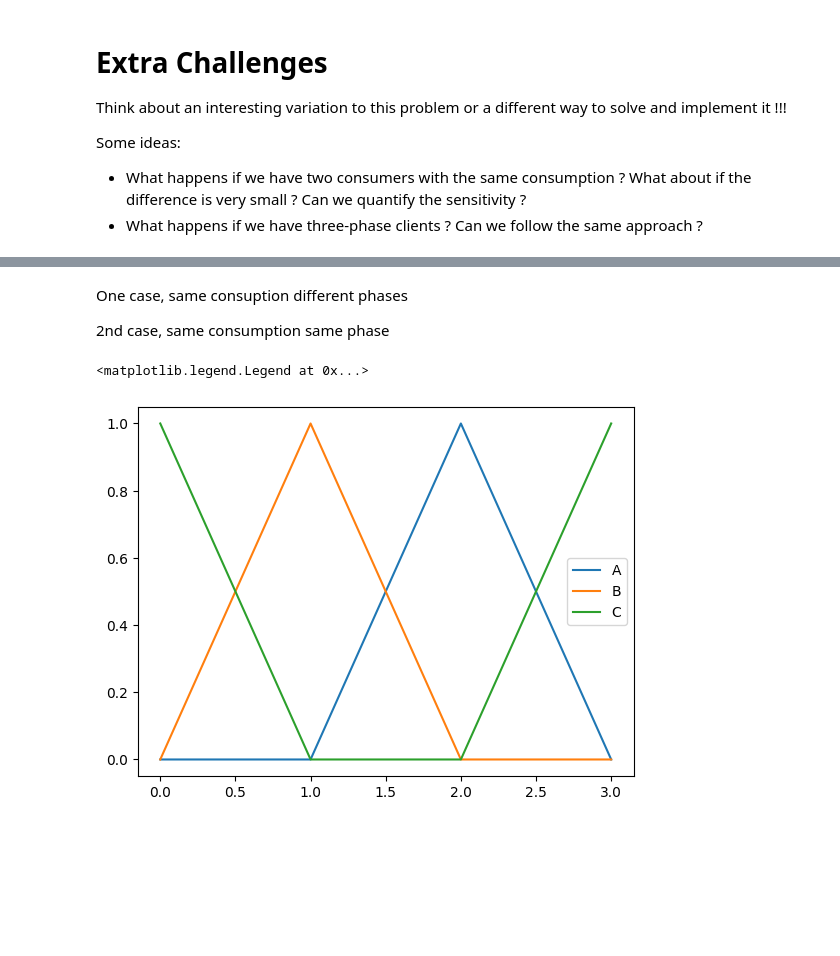
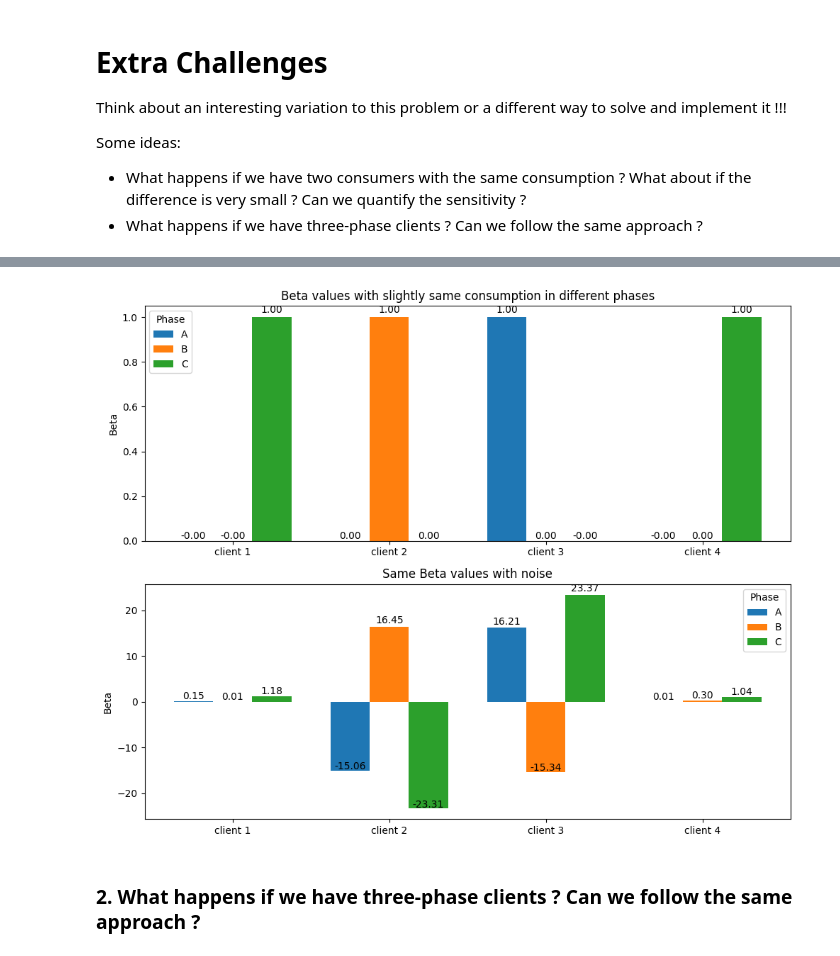
Before and after one commit to antoniovitorvb/IST-data-analytics-for-smart-grids, a Jupyter notebook: Class1_Students.ipynb, the cells around one changed output, grey strips where cells are left out. Cells and saved outputs as stored; diff of their text form; code cells hidden in the pictures; blank space fills up the shorter version.

```diff
--- a/Class1_Students.ipynb
+++ b/Class1_Students.ipynb
@@ -215,11 +354,40 @@ inverse of xTx:
-# %% [markdown]
-One case, same consuption different phases
-
-2nd case, same consumption same phase
-# %%
-plt.plot(beta2, label = ['A', 'B', 'C'])
-plt.legend()
-plt.show()
-# %% [output]
-<matplotlib.legend.Legend at 0x...>
-[figure, removed]
+# %%
+num_rows, num_columns = beta3.shape
+group_positions = np.arange(num_rows)
+
+fig, ax = plt.subplots(2, 1, figsize=(10, 8))
+
+bar_width = 0.25
+phase_name = ['A', 'B', 'C']
+for i in range(num_columns):
+    bar_positions = group_positions + (i * bar_width)
+    bars0 = ax[0].bar(bar_positions, beta3[:, i], width=bar_width, label=phase_name[i])
+
+    # Beta with noise
+    bars1 = ax[1].bar(bar_positions, beta3_noise[:, i], width=bar_width, label=phase_name[i])
+
+    for bar0, bar1 in zip(bars0, bars1):
+        ax[0].text(bar0.get_x() + bar0.get_width()/2, 1.01 * bar0.get_height(),
+                   f'{bar0.get_height():.2f}', ha='center', va='bottom')
+        ax[1].text(bar1.get_x() + bar1.get_width()/2, 1.01 * bar1.get_height(),
+                   f'{bar1.get_height():.2f}', ha='center', va='bottom')
+
+ax[0].set_xticks(group_positions + bar_width)
+ax[0].set_xticklabels([f"client {i+1}" for i in range(len(beta3))])
+ax[0].set_ylabel('Beta')
+ax[0].set_title('Beta values with slightly same consumption in different phases')
+ax[0].legend(title = 'Phase')
+
+ax[1].set_xticks(group_positions + bar_width)
+ax[1].set_xticklabels([f"client {i+1}" for i in range(len(beta3_noise))])
+ax[1].set_ylabel('Beta')
+ax[1].set_title('Same Beta values with noise')
+ax[1].legend(title = 'Phase')
+
+# Showing the plot
+plt.tight_layout()
+plt.show()
+# %% [output]
+[figure, added]
+# %% [markdown]
+### 2. What happens if we have three-phase clients ? Can we follow the same approach ?
```
Also changed, not shown: parts of 15 cells of this notebook.
